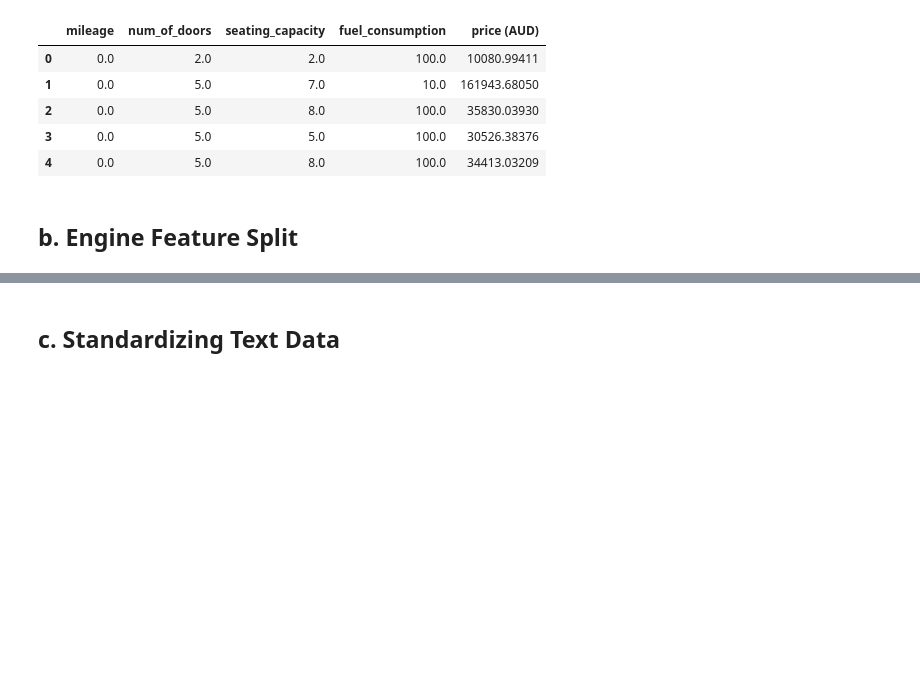
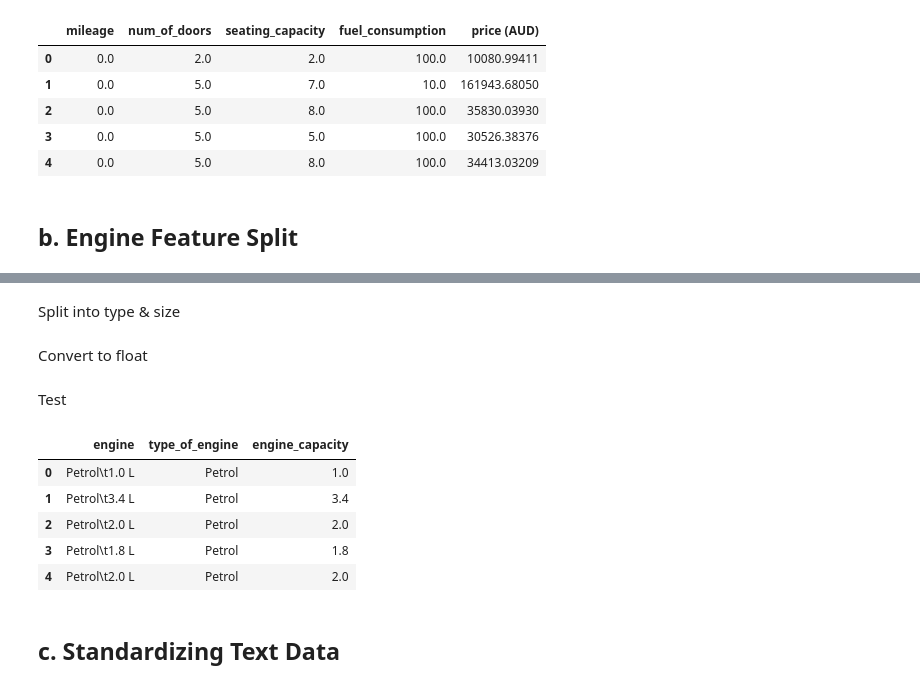
Before and after one commit to gvosper25/3009ICT-Assignmnet, a Jupyter notebook: 3009ICT_Assignment.ipynb, the cells around one changed output, grey strips where cells are left out. Saved outputs shown, nothing was run; the diff lists cells and outputs as text; code cells hidden in the pictures; blank space fills up the shorter version.

```diff
--- a/3009ICT_Assignment.ipynb
+++ b/3009ICT_Assignment.ipynb
@@ -57,3 +54,22 @@ Ellipsis
+# %% [markdown]
+Split into type & size
+# %%
+car_data[['type_of_engine','engine_capacity']]=car_data['engine'].str.extract(r'(\w+)\s*[\t]*\s*([\d.]+)\s*L')
+# %% [markdown]
+Convert to float
+# %%
+car_data['engine_capacity']=car_data['engine_capacity'].astype(float)
+# %% [markdown]
+Test
+# %%
+car_data[['engine','type_of_engine','engine_capacity']].head()
+# %% [output]
+|  | engine | type_of_engine | engine_capacity |
+| 0 | Petrol\t1.0 L | Petrol | 1.0 |
+| 1 | Petrol\t3.4 L | Petrol | 3.4 |
+| 2 | Petrol\t2.0 L | Petrol | 2.0 |
+| 3 | Petrol\t1.8 L | Petrol | 1.8 |
+| 4 | Petrol\t2.0 L | Petrol | 2.0 |
 # %% [markdown]
 ## c. Standardizing Text Data
 # %%
```
Also changed, not shown: parts of 1 cell of this notebook.
